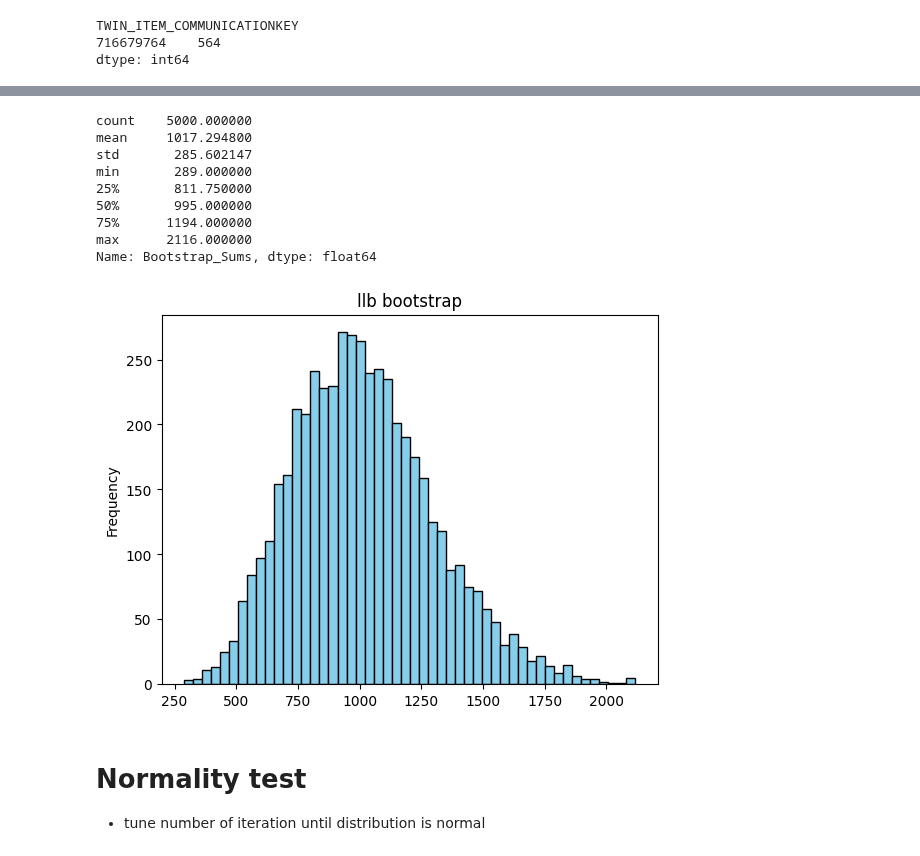
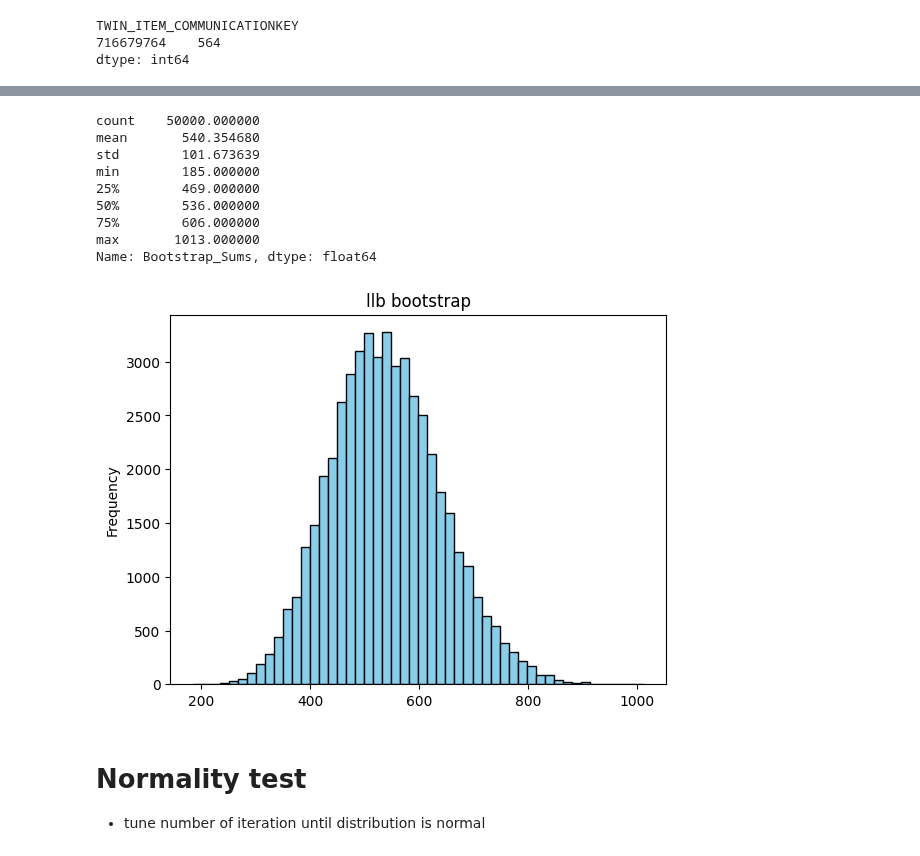
Before and after one commit to chrisnhr/Diplom, a Jupyter notebook: bootstrapping.ipynb, the cells around one changed output, grey strips where cells are left out. Saved outputs shown, nothing was run; the diff lists cells and outputs as text; code cells hidden in the pictures.

Commit message:
update bootstrapping notebook: improve data processing efficiency and enhance visualization clarity

```diff
--- a/bootstrapping.ipynb
+++ b/bootstrapping.ipynb
@@ -136,7 +136,7 @@ class Sampling:
 
         # Adjust B if B*N is not an integer
         B_N = B * N
-        if not B_N.is_integer():
+        if not B_N % 1 != 0:
             adjusted_B_N = round(B_N)
             adjusted_B = adjusted_B_N / N
             B = adjusted_B
@@ -518,18 +757,18 @@ Name: Bootstrap_Sums, dtype: float64
 # %%
-results_lbb = Sampling.lbb(twin, B=0.1, b=7)
+results_lbb = Sampling.lb_bootstrap(twin, B=0.1, b=7)
 print(results_lbb.describe())
 results_lbb.plot(kind="hist", bins=50, title="llb bootstrap",color="skyblue", edgecolor="black");
 # %% [output]
-count    5000.000000
-mean     1017.294800
-std       285.602147
-min       289.000000
-25%       811.750000
-50%       995.000000
-75%      1194.000000
-max      2116.000000
+count    50000.000000
+mean       540.354680
+std        101.673639
+min        185.000000
+25%        469.000000
+50%        536.000000
+75%        606.000000
+max       1013.000000
 Name: Bootstrap_Sums, dtype: float64
-[figure, old version]
+[figure, new version]
 # %% [markdown]
 # Normality test
 - tune number of iteration until distribution is normal
```
Also changed, not shown: parts of 16 cells of this notebook.
